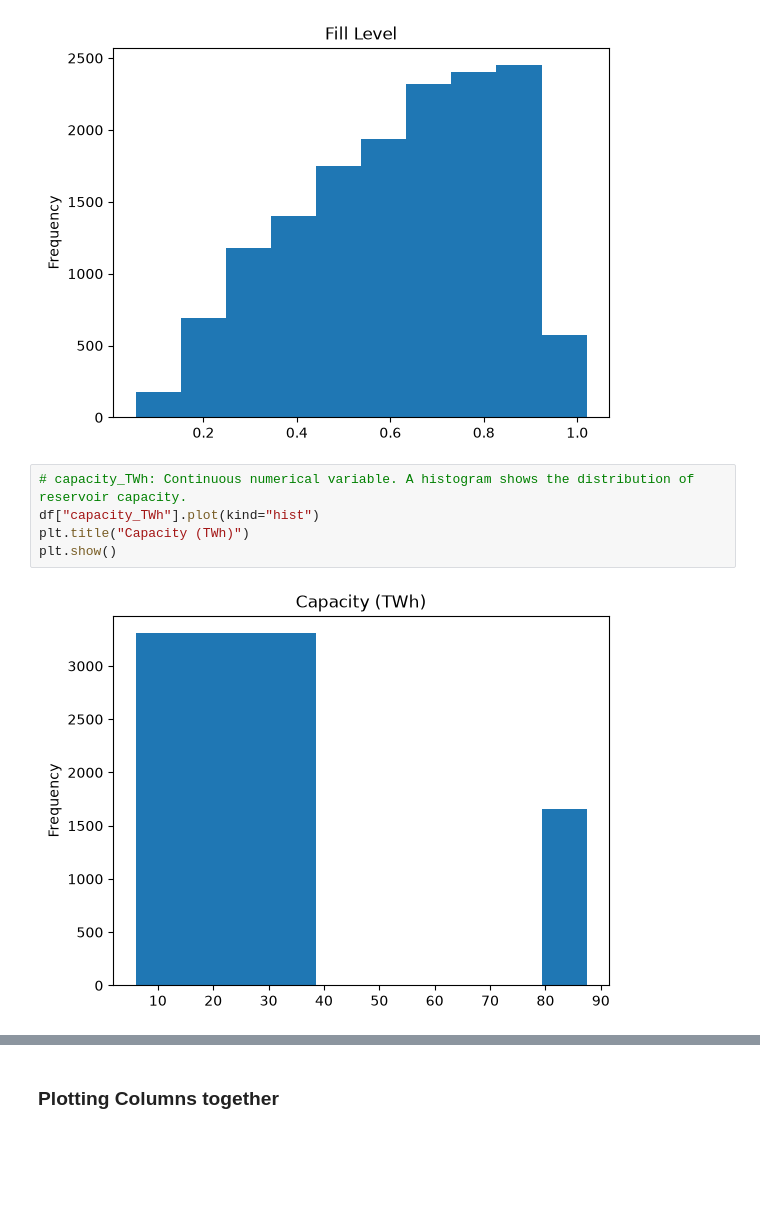
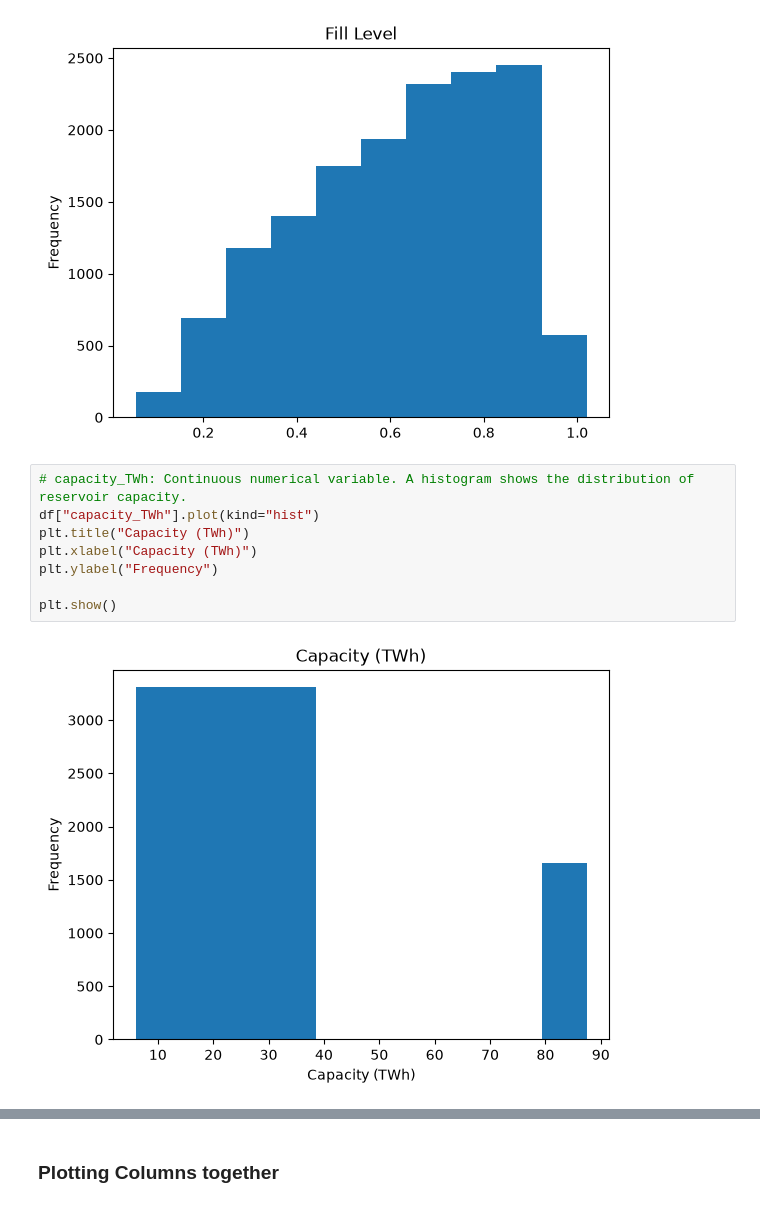
Before and after one commit to prakum04/IND320_Project, a Jupyter notebook: notebooks/assignment_1.ipynb, the cells around one changed output, grey strips where cells are left out. Drawn from its saved outputs; the diff is of its cells as text; blank space fills up the shorter version.

```diff
--- a/notebooks/assignment_1.ipynb
+++ b/notebooks/assignment_1.ipynb
@@ -144,8 +176,11 @@ plt.show()
 # %%
 # capacity_TWh: Continuous numerical variable. A histogram shows the distribution of reservoir capacity.
 df["capacity_TWh"].plot(kind="hist")
 plt.title("Capacity (TWh)")
+plt.xlabel("Capacity (TWh)")
+plt.ylabel("Frequency")
+
 plt.show()
 # %% [output]
-[figure, old version]
+[figure, new version]
 # %%
```
Also changed, not shown: parts of 9 cells of this notebook.
